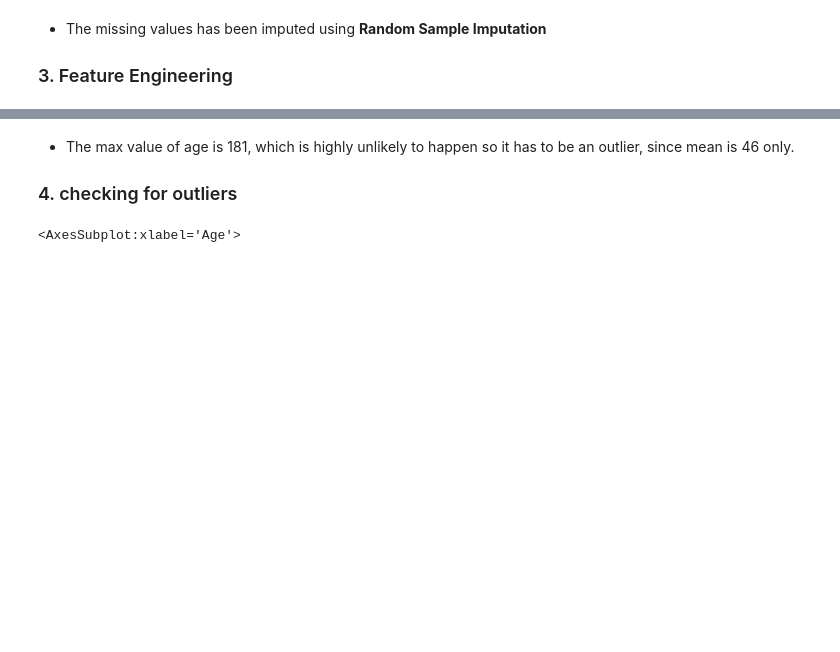
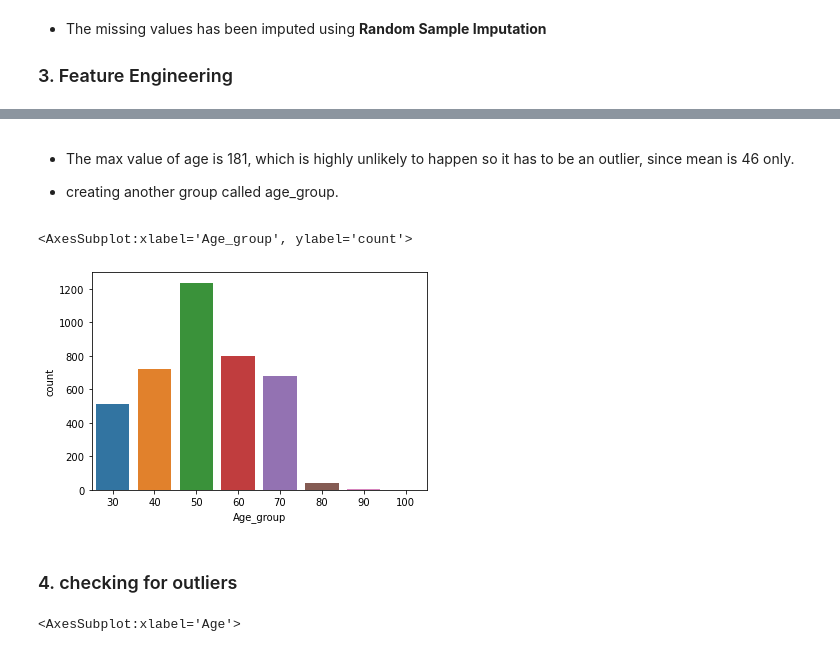
Before and after one commit to Jagadeeshkumaryanda/Customer_Segmentation_Analysis, a Jupyter notebook: DAQ_and_Data_Cleaning_CustomerDemographic.ipynb, the cells around one changed output, grey strips where cells are left out. Cells and saved outputs as stored; diff of their text form; code cells hidden in the pictures; blank space fills up the shorter version.

```diff
--- a/DAQ_and_Data_Cleaning_CustomerDemographic.ipynb
+++ b/DAQ_and_Data_Cleaning_CustomerDemographic.ipynb
@@ -145,7 +146,16 @@ Name: Age, dtype: float64
 # %% [markdown]
 * The max value of age is 181, which is highly unlikely to happen so it has to be an outlier, since mean is 46 only.
 
-### 4. checking for outliers
+* creating another group called age_group.
+# %%
+cust_demo['Age_group'] = cust_demo['Age'].apply(lambda x: (math.floor(x/10)+1)*10)
+# %%
+sns.countplot(cust_demo['Age_group'])
+# %% [output]
+<AxesSubplot:xlabel='Age_group', ylabel='count'>
+[figure, added]
+# %% [markdown]
+### 4. checking for outliers
 # %%
 plt.figure(figsize=(18,4))
 plt.suptitle("Box plot of variables before removal of outliers",fontsize=20)
```
Also changed, not shown: parts of 3 cells of this notebook, 5 other files.
